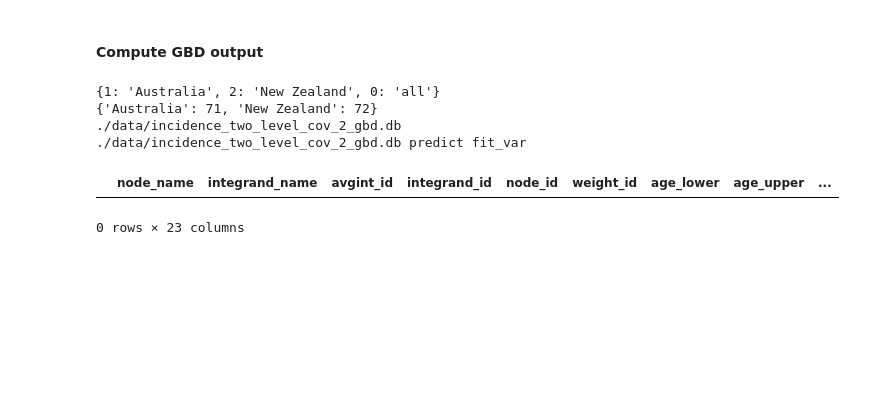
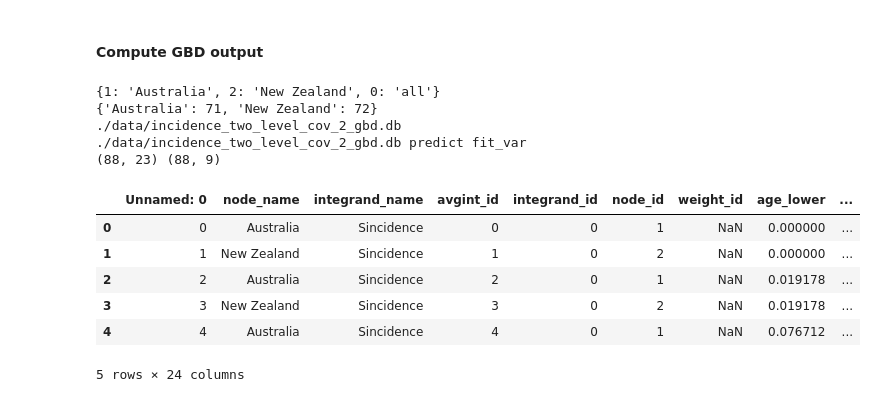
Before and after one commit to jizezhang/dismod_at-wrappers, a Jupyter notebook: demos/two_level_Sincidence_cov.ipynb, the cells around one changed output. Saved outputs shown, nothing was run; the diff lists cells and outputs as text; code cells hidden in the pictures; blank space fills up the shorter version.

```diff
--- a/demos/two_level_Sincidence_cov.ipynb
+++ b/demos/two_level_Sincidence_cov.ipynb
@@ -100,7 +100,7 @@ for i, row in data[data['location_name'].isin(locations)].iterrows():
     if len(location_name_to_id) == len(locations):
         break
 print(location_name_to_id)
-output.save_GBD_output(['Sincidence', 'prevalence'], 395838, [1980], [1],
+output.save_GBD_output(['Sincidence', 'prevalence'], 395838, [2000], [1],
                        location_name_to_id, './data/incidence_gbd_cov_sample.csv',
                       covariates=cov_dfs)
 # %% [output]
@@ -108,10 +108,16 @@ output.save_GBD_output(['Sincidence', 'prevalence'], 395838, [1980], [1],
 {'Australia': 71, 'New Zealand': 72}
 ./data/incidence_two_level_cov_2_gbd.db
 ./data/incidence_two_level_cov_2_gbd.db predict fit_var
+(88, 23) (88, 9)
 # %%
 df = pd.read_csv('./data/incidence_gbd_cov_sample.csv')
 # %%
-df
+df.head()
 # %% [output]
-|  | node_name | integrand_name | avgint_id | integrand_id | node_id | weight_id | age_lower | age_upper | ... |
+|  | Unnamed: 0 | node_name | integrand_name | avgint_id | integrand_id | node_id | weight_id | age_lower | ... |
+| 0 | 0 | Australia | Sincidence | 0 | 0 | 1 | NaN | 0.000000 | ... |
+| 1 | 1 | New Zealand | Sincidence | 1 | 0 | 2 | NaN | 0.000000 | ... |
+| 2 | 2 | Australia | Sincidence | 2 | 0 | 1 | NaN | 0.019178 | ... |
+| 3 | 3 | New Zealand | Sincidence | 3 | 0 | 2 | NaN | 0.019178 | ... |
+| 4 | 4 | Australia | Sincidence | 4 | 0 | 1 | NaN | 0.076712 | ... |
-0 rows × 23 columns
+5 rows × 24 columns
```
Also changed, not shown: parts of 5 cells of this notebook, 3 other files.
